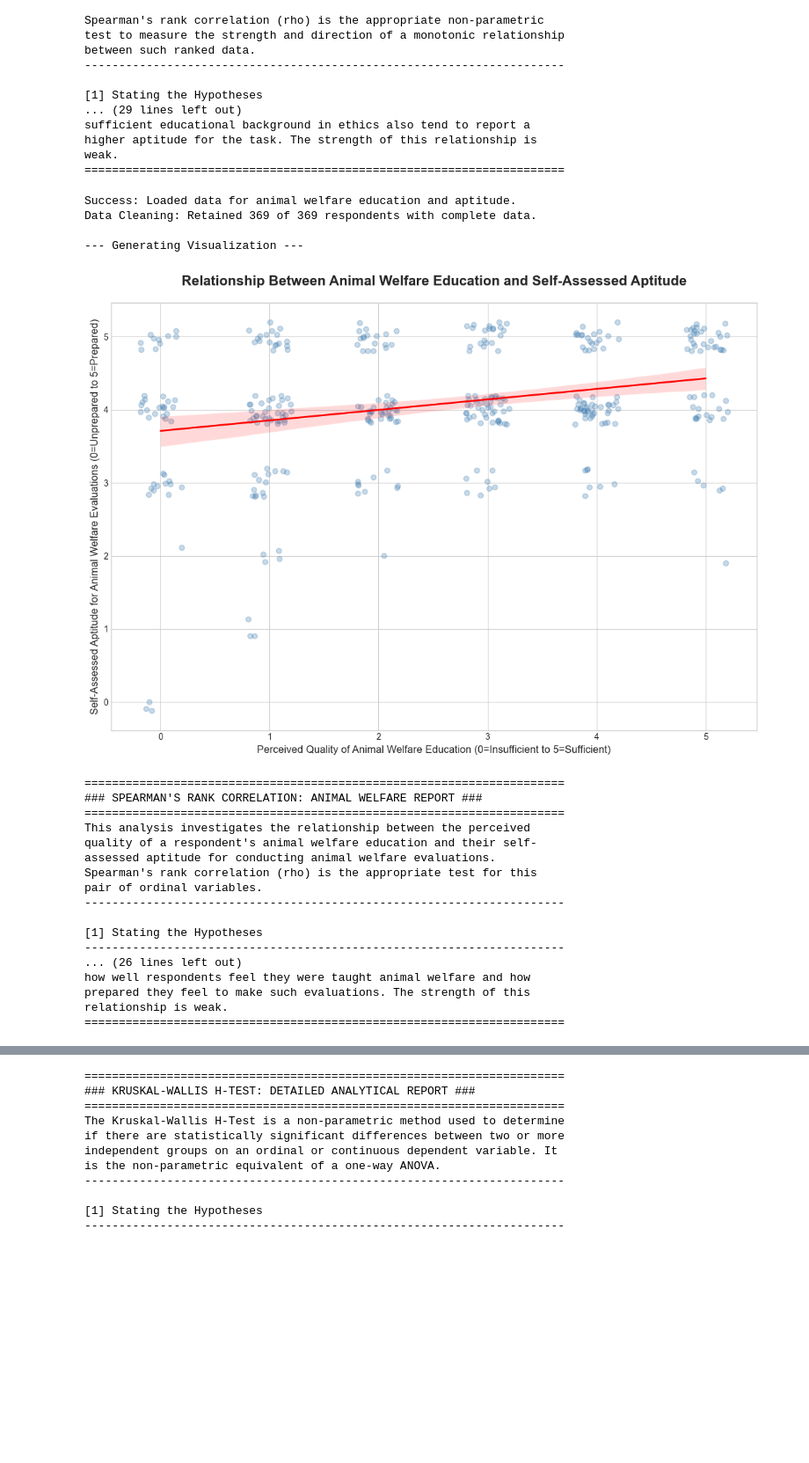
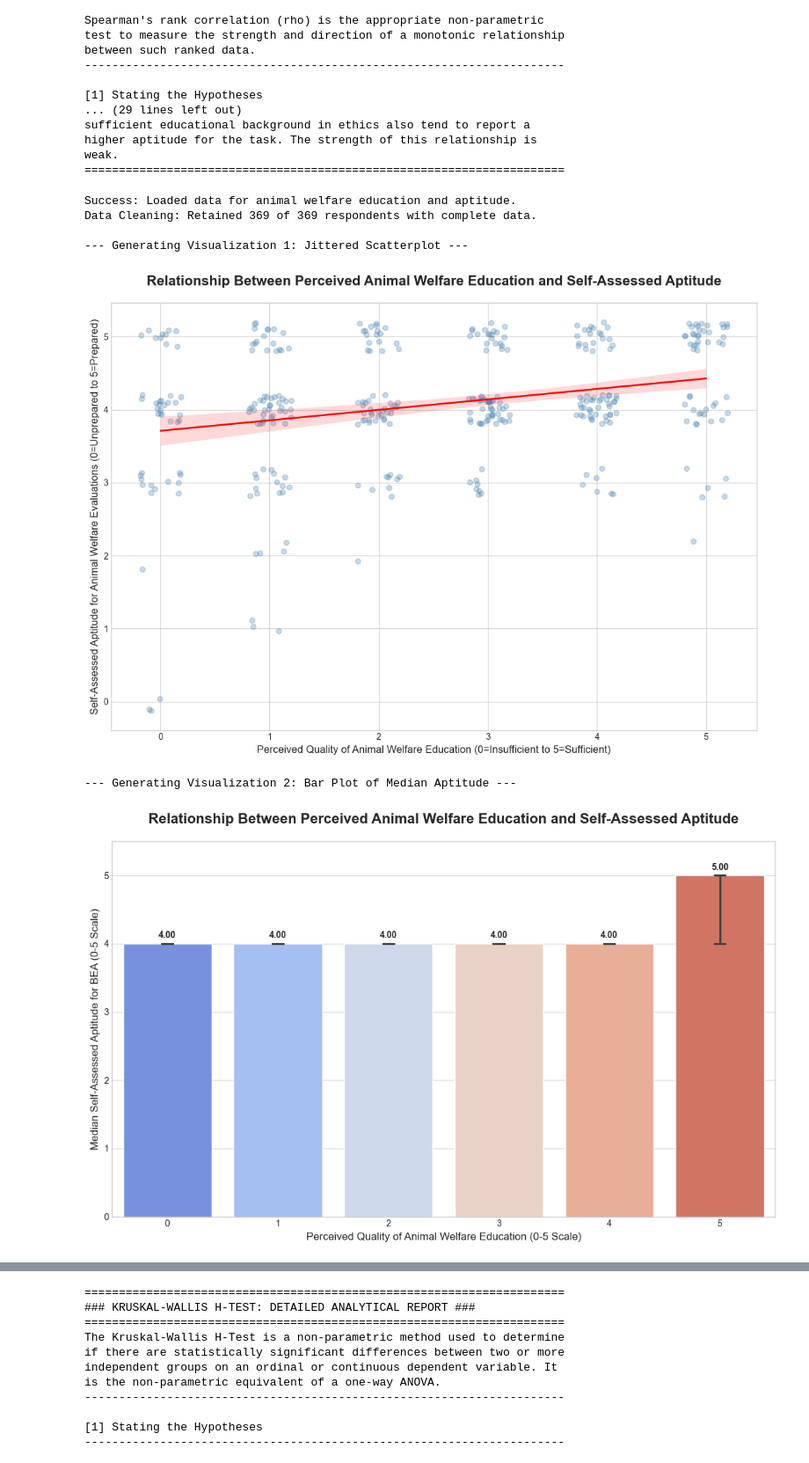
Before and after one commit to 3ff3x0r/CEUAS, a Jupyter notebook: Ceuas_stat.ipynb, the cells around one changed output, grey strips where cells are left out. Shown at 88% size. Cells and saved outputs as stored; diff of their text form; code cells hidden in the pictures; blank space fills up the shorter version.

```diff
--- a/Ceuas_stat.ipynb
+++ b/Ceuas_stat.ipynb
@@ -5822,7 +5822,7 @@ def get_data_for_correlation(db_name):
 def main():
     """
     Main function to perform and report the Spearman's Rank Correlation analysis
-    for the animal welfare variables.
+    for the animal welfare variables, using the hybrid visualization approach.
     """
     df = get_data_for_correlation(DATABASE_NAME)
 
@@ -5840,12 +5840,12 @@ def main():
             print("\nError: Not enough data to perform correlation analysis after cleaning.")
             return
 
-        # --- 2. Exploratory Visualization: Jittered Scatterplot ---
-        print("\n--- Generating Visualization ---")
+        # --- 2. VISUALIZATION 1: Jittered Scatterplot (for intuitive trend visualization) ---
+        print("\n--- Generating Visualization 1: Jittered Scatterplot ---")
         plt.figure(figsize=(11, 8))
         sns.set_style("whitegrid")
 
-        ax = sns.regplot(
+        ax_scatter = sns.regplot(
             data=df,
             x='WelfareEducation',
             y='WelfareAptitude',
@@ -5855,20 +5855,56 @@ def main():
             line_kws={'color': 'red', 'linewidth': 2}
         )
 
-        plt.title('Relationship Between Animal Welfare Education and Self-Assessed Aptitude', fontsize=16, fontweight='bold', pad=20)
+        # MODIFICATION: Unified Title
+        plt.title('Relationship Between Perceived Animal Welfare Education and Self-Assessed Aptitude', fontsize=16, fontweight='bold', pad=20)
         plt.xlabel('Perceived Quality of Animal Welfare Education (0=Insufficient to 5=Sufficient)', fontsize=12)
         plt.ylabel('Self-Assessed Aptitude for Animal Welfare Evaluations (0=Unprepared to 5=Prepared)', fontsize=12)
 
-        ax.set_xticks(range(6))
-        ax.set_yticks(range(6))
+        ax_scatter.set_xticks(range(6))
+        ax_scatter.set_yticks(range(6))
 
         plt.tight_layout()
         plt.show()
 
-        # --- 3. Statistical Test: Spearman's Rank Correlation ---
+        # --- 3. VISUALIZATION 2: Bar Plot of Median Ranks (for methodological rigor) ---
+        print("\n--- Generating Visualization 2: Bar Plot of Median Aptitude ---")
+
+        plt.figure(figsize=(11, 7))
+        sns.set_style("whitegrid")
+
+        ax_bar = sns.barplot(
+            data=df,
+            x='WelfareEducation',
+            y='WelfareAptitude',
+            estimator=np.median,
+            errorbar='ci',
+            palette='coolwarm',
+            capsize=.1
+        )
+
+        # MODIFICATION: Unified Title
+        plt.title('Relationship Between Perceived Animal Welfare Education and Self-Assessed Aptitude', fontsize=16, fontweight='bold', pad=20)
+        plt.xlabel('Perceived Quality of Animal Welfare Education (0-5 Scale)', fontsize=12)
+        plt.ylabel('Median Self-Assessed Aptitude for BEA (0-5 Scale)', fontsize=12)
+
+        plt.ylim(0, 5.5)
+
+        for p in ax_bar.patches:
+            ax_bar.annotate(f"{p.get_height():.2f}",
+                        (p.get_x() + p.get_width() / 2., p.get_height()),
+                        ha='center', va='center',
+                        xytext=(0, 9),
+                        textcoords='offset points',
+                        fontweight='bold')
+
+        plt.tight_layout()
+        plt.show()
+
+
+        # --- 4. Statistical Test: Spearman's Rank Correlation ---
         correlation, p_value = spearmanr(df['WelfareEducation'], df['WelfareAptitude'])
 
-        # --- 4. Comprehensive Interpretation and Reporting ---
+        # --- 5. Comprehensive Interpretation and Reporting ---
         print("\n" + "="*70)
         print("### SPEARMAN'S RANK CORRELATION: ANIMAL WELFARE REPORT ###")
         print("="*70)
@@ -5935,49 +5971,34 @@ def main():
             "monotonic relationship. This means that as the perceived quality of animal welfare "
             "education increases, the self-assessed aptitude for animal welfare evaluations also "
             "tends to increase."
         )
         if p_value < alpha:
              print("\n" + textwrap.fill(strength_text, 70))
         print("-" * 70)
 
         print("\n[4] Final Conclusion")
         print("="*70)
         if p_value < alpha:
             final_text = (
                 "There is a statistically significant, positive relationship between how well "
                 "respondents feel they were taught animal welfare and how prepared they feel to make "
                 f"such evaluations. The strength of this relationship is {strength}."
             )
         else:
             final_text = (
                 "Based on this analysis, we cannot conclude that a significant relationship exists "
                 "between a respondent's animal welfare education and their self-assessed aptitude."
             )
         print(textwrap.fill(final_text, 70))
         print("="*70)
 
 if __name__ == '__main__':
     main()
 # %% [output]
 Success: Loaded data for animal welfare education and aptitude.
 Data Cleaning: Retained 369 of 369 respondents with complete data.
 
---- Generating Visualization ---
+--- Generating Visualization 1: Jittered Scatterplot ---
-[figure, old version]
+[figure, new version]
-======================================================================
-### SPEARMAN'S RANK CORRELATION: ANIMAL WELFARE REPORT ###
-======================================================================
-This analysis investigates the relationship between the perceived
-quality of a respondent's animal welfare education and their self-
-assessed aptitude for conducting animal welfare evaluations.
-Spearman's rank correlation (rho) is the appropriate test for this
-pair of ordinal variables.
-----------------------------------------------------------------------
-
-[1] Stating the Hypotheses
-----------------------------------------------------------------------
-... (26 lines left out)
-how well respondents feel they were taught animal welfare and how
-prepared they feel to make such evaluations. The strength of this
-relationship is weak.
-======================================================================
+--- Generating Visualization 2: Bar Plot of Median Aptitude ---
+[figure, added]
```
Also changed, not shown: parts of 2 cells of this notebook, 1 other file.
